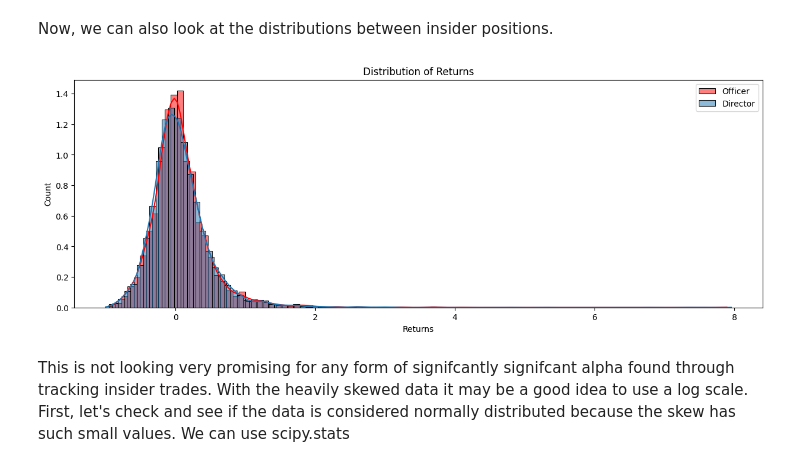
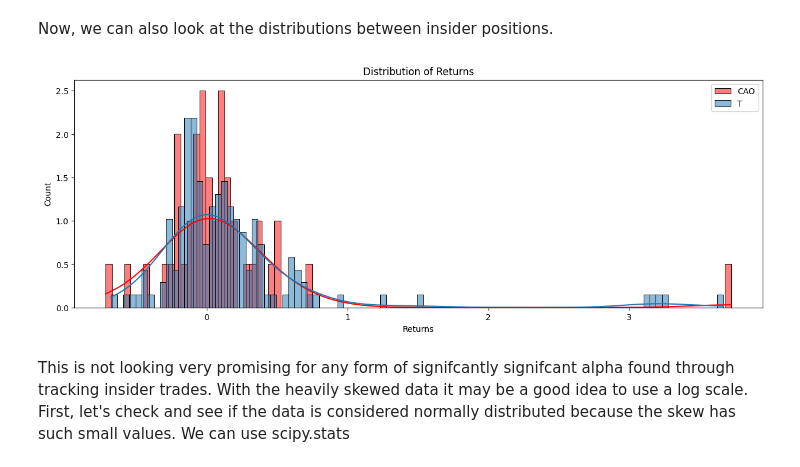
Before and after one commit to tmacpherson6/Do-Insiders-Know-Something-We-Dont, a Jupyter notebook: Thomas_EDA.ipynb, the cells around one changed output. Saved outputs shown, nothing was run; the diff lists cells and outputs as text; code cells hidden in the pictures.

```diff
--- a/Thomas_EDA.ipynb
+++ b/Thomas_EDA.ipynb
@@ -2096,22 +2096,24 @@ plt.show()
 Now, we can also look at the distributions between insider positions.
 # %%
 #Let's pick the positions we want to compare
-position1 = 'Officer'
-position2 = 'Director'
+position1 = 'CAO'
+position2 = 'T'
 
 #Let's create a visualizations to look at the stock return distribution
 plt.figure(figsize=(15,5))
 sns.histplot(complete_df[complete_df[position1]==1]['stock_return_6mos'],kde=True, color='red',bins=100,stat='density',label=position1)
 sns.histplot(complete_df[complete_df[position2]==1]['stock_return_6mos'],kde=True,bins=100,stat='density',label=position2)
 plt.legend()
+
+
 plt.title(f"Distribution of Returns")
 plt.xlabel('Returns')
 #If we want to simulate a log scale uncomment the following line
 #plt.xscale('symlog',linthresh=0.01)
 plt.ylabel('Count')
 plt.show()
 # %% [output]
-[figure, old version]
+[figure, new version]
 # %% [markdown]
 This is not looking very promising for any form of signifcantly signifcant alpha found through tracking insider trades. With the heavily skewed data it may be a good idea to use a log scale. First, let's check and see if the data is considered normally distributed because the skew has such small values. We can use scipy.stats
 # %%
```
Also changed, not shown: parts of 14 cells of this notebook.
